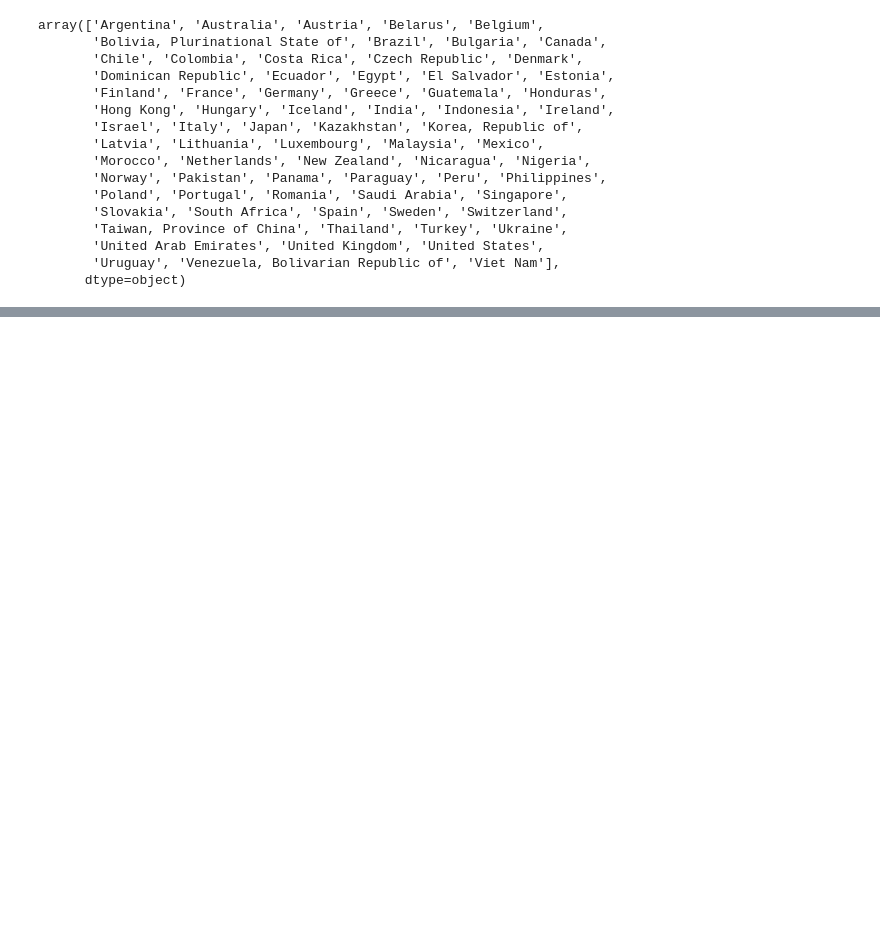
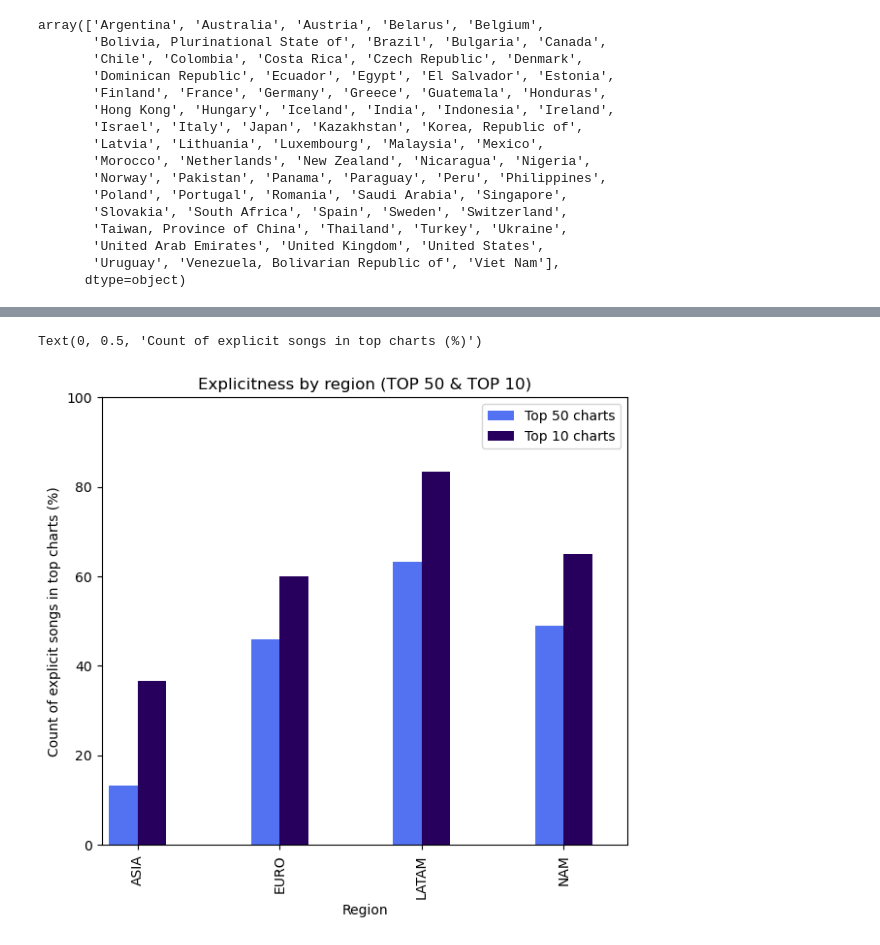
Before and after one commit to ivanchaveezz/Proyect1, a Jupyter notebook: Project_Spotify.ipynb, the cells around one changed output, grey strips where cells are left out. Saved outputs shown, nothing was run; the diff lists cells and outputs as text; code cells hidden in the pictures; blank space fills up the shorter version.

Commit message:
top_explicit

```diff
--- a/Project_Spotify.ipynb
+++ b/Project_Spotify.ipynb
@@ -165,0 +167,22 @@ array(['Argentina', 'Australia', 'Austria', 'Belarus', 'Belgium',
+# %%
+spotify_top_complete_v4 =  spotify_top_complete_v2[spotify_top_complete_v2['Name'].isin(countries2)]
+spotify_top_complete_v4
+# %%
+# Define a dictionary to map countries to regions
+country_to_region = {
+    'KR': 'ASIA',
+    'TW': 'ASIA',
+    'SG': 'ASIA',
+    'MX': 'LATAM',
+    'CO': 'LATAM',
+    'CL': 'LATAM',
+    'FR': 'EURO',
+    'GB': 'EURO',
+    'RO': 'EURO',
+    'US': 'NAM',
+    'CA': 'NAM'
+}
+
+# Add the "region" column based on the mapping
+spotify_top_complete_v4['region'] = spotify_top_complete_v2['country'].map(country_to_region)
+spotify_top_complete_v4
@@ -165,0 +214,5 @@ array(['Argentina', 'Australia', 'Austria', 'Belarus', 'Belgium',
+# %%
+explicitness_region = spotify_top_complete_v4.groupby(['region'])['is_explicit'].sum()
+region_count = spotify_top_complete_v4.groupby(['region'])['region'].count()
+percentage_region = explicitness_region/region_count*100
+percentage_region.to_frame().rename(columns={0:"explicit_top50"}).reset_index()
@@ -165,0 +225,6 @@ array(['Argentina', 'Australia', 'Austria', 'Belarus', 'Belgium',
+# %%
+top_10 = spotify_top_complete_v4[spotify_top_complete_v4['daily_rank']<=10]
+explicitness_region10 = top_10.groupby(['region'])['is_explicit'].sum()
+region_count10 = top_10.groupby(['region'])['region'].count()
+percentage_region2 = explicitness_region10/region_count10*100
+percentage_region2.to_frame().rename(columns={0:"explicit_top10"}).reset_index()
@@ -165,0 +237,12 @@ array(['Argentina', 'Australia', 'Austria', 'Belarus', 'Belgium',
+# %%
+plt.figure(figsize=(7,6))
+percentage_region.plot(kind='bar',x='region',y='explicit_top50', width=0.2, color = '#5272F2', position = 1,)
+percentage_region2.plot(kind='bar',x='region',y='explicit_top10', width=0.2, color = '#27005D', position = 0)
+plt.title('Explicitness by region (TOP 50 & TOP 10)')
+plt.ylim((0,100))
+plt.legend(["Top 50 charts","Top 10 charts"])
+plt.xlabel('Region')
+plt.ylabel('Count of explicit songs in top charts (%)')
+# %% [output]
+Text(0, 0.5, 'Count of explicit songs in top charts (%)')
+[figure, added]
```
Also changed, not shown: parts of 12 cells of this notebook.
